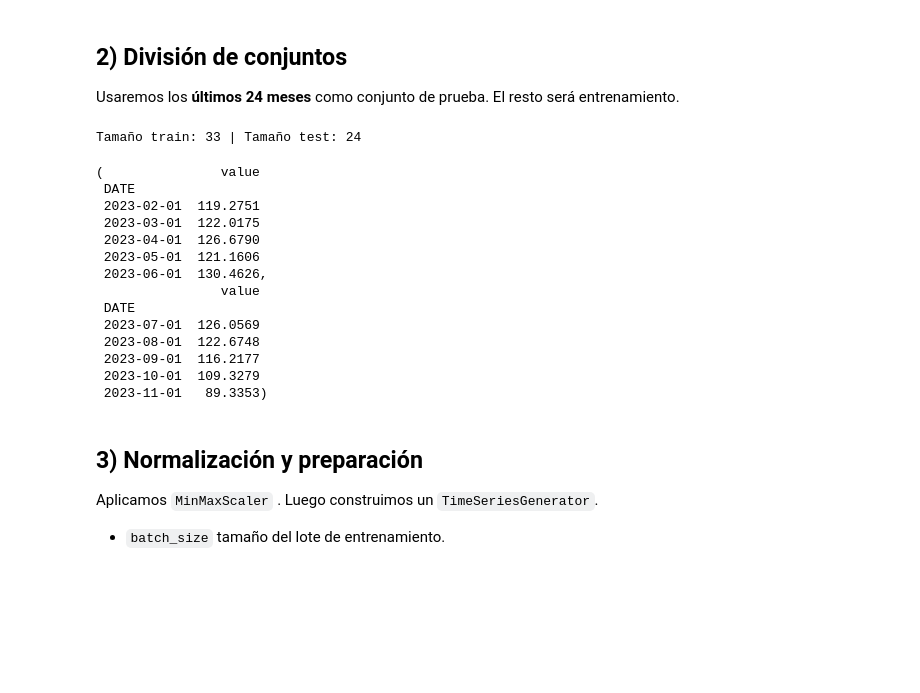
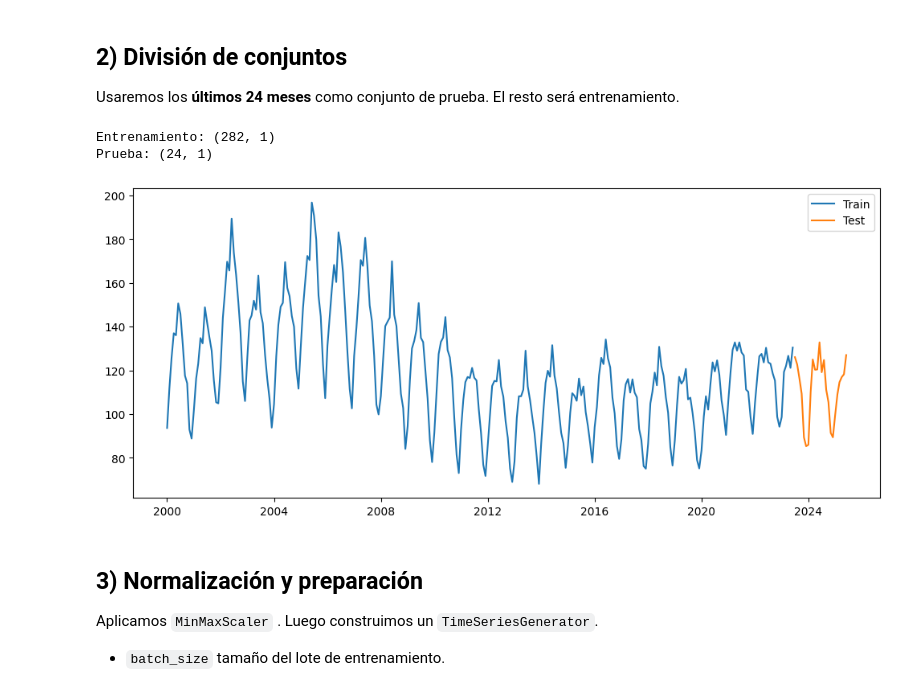
Before and after one commit to Sofiamishel2003/RNN_para_Series_de_Tiempo, a Jupyter notebook: Lab5.ipynb, the cells around one changed output. Cells and saved outputs as stored; diff of their text form; code cells hidden in the pictures; blank space fills up the shorter version.

```diff
--- a/Lab5.ipynb
+++ b/Lab5.ipynb
@@ -43,21 +56,0 @@ La serie **IPN31152N** está en FRED. Intentaremos descargarla con `pandas_datar
-# %%
-def load_series(local_csv='IPN31152N.csv'):
-    try:
-        df = pdr.DataReader('IPN31152N', 'fred')
-        df = df.rename(columns={'IPN31152N':'value'})
-        df.index = pd.to_datetime(df.index)
-        print('Descarga desde FRED exitosa.')
-    except Exception as e:
-        print('No se pudo descargar desde FRED. Intentando CSV local...', e)
-        df = pd.read_csv(local_csv, parse_dates=['DATE'])
-        df = df.rename(columns={'IPN31152N':'value', 'DATE':'date'})
-        df = df.set_index('date')
-    # Limpieza básica
-    df = df.dropna()
-    # Nos quedamos con frecuencia mensual y ordenamos por tiempo
-    df = df.asfreq('MS')  # Month Start
-    df = df.sort_index()
-    return df
-
-series = load_series()
-series.head(), series.tail(), series.describe()
@@ -102,29 +59,22 @@ Número de observaciones: 57
 
 Usaremos los **últimos 24 meses** como conjunto de prueba. El resto será entrenamiento.
 # %%
-test_horizon = 24
-indice_prueba = len(series) - test_horizon
-train = series.iloc[:indice_prueba]
-test  = series.iloc[indice_prueba:]
+# Definir tamaño de prueba (24 meses)
+train = series.iloc[:-24]
+test = series.iloc[-24:]
 
-print('Tamaño train:', len(train), '| Tamaño test:', len(test))
-train.tail(), test.head()
+print("Entrenamiento:", train.shape)
+print("Prueba:", test.shape)
+
+plt.figure(figsize=(12,5))
+plt.plot(train, label="Train")
+plt.plot(test, label="Test")
+plt.legend()
+plt.show()
 # %% [output]
-Tamaño train: 33 | Tamaño test: 24
+Entrenamiento: (282, 1)
+Prueba: (24, 1)
-(               value
- DATE
- 2023-02-01  119.2751
- 2023-03-01  122.0175
- 2023-04-01  126.6790
- 2023-05-01  121.1606
- 2023-06-01  130.4626,
-                value
- DATE
- 2023-07-01  126.0569
- 2023-08-01  122.6748
- 2023-09-01  116.2177
- 2023-10-01  109.3279
- 2023-11-01   89.3353)
+[figure, added]
 # %% [markdown]
 ## 3) Normalización y preparación
 
```
Also changed, not shown: parts of 8 cells of this notebook.
